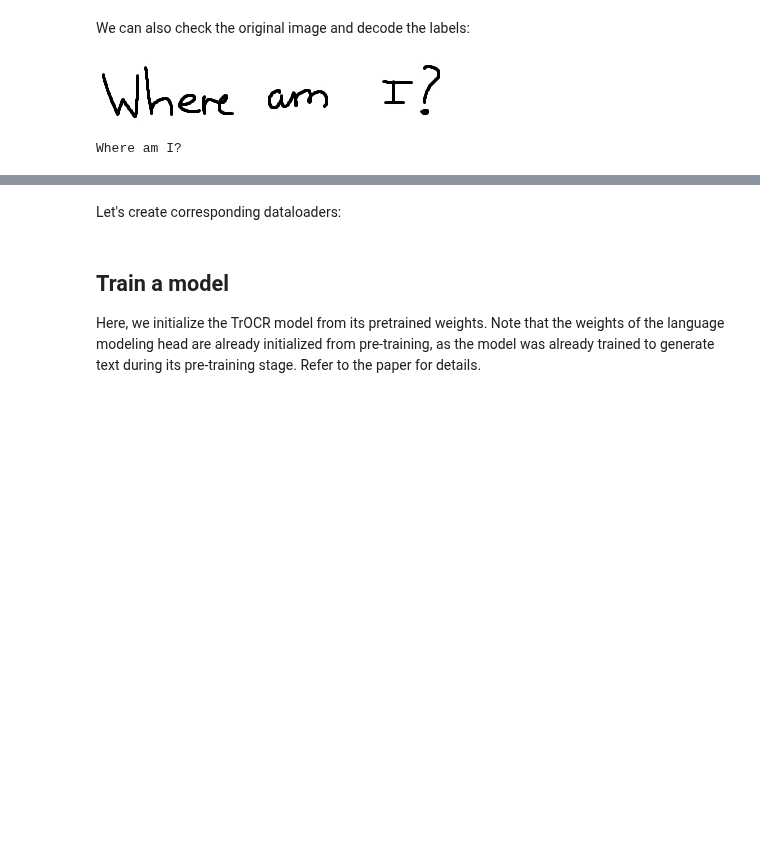
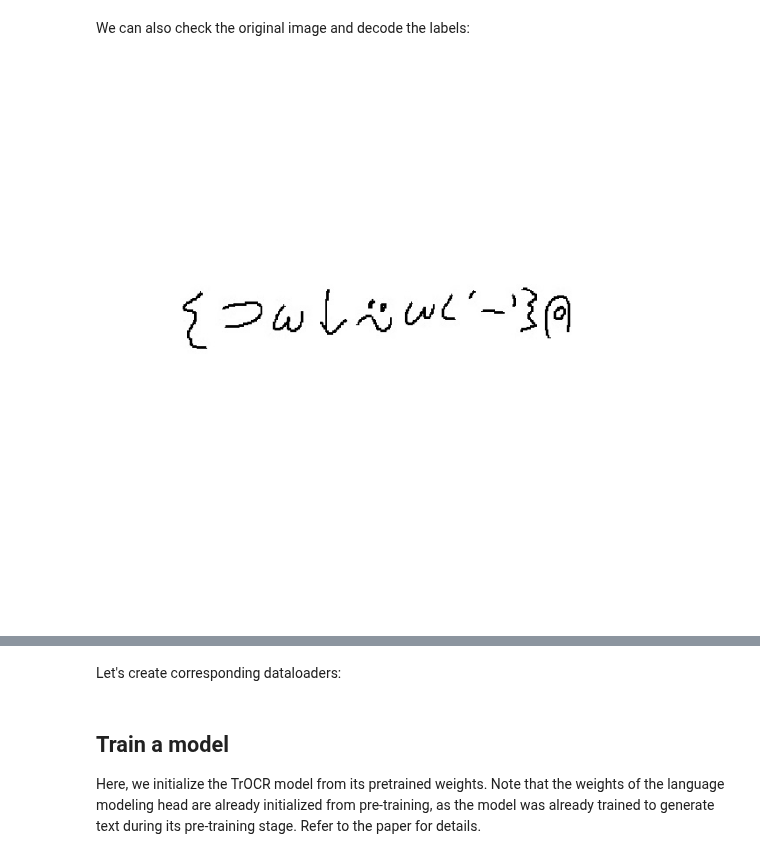
Before and after one commit to A-Team-Name/ocr-model-training, a Jupyter notebook: src/_examples/Fine_tune_TrOCR_on_IAM_Handwriting_Database_using_native_PyTorch.ipynb, the cells around one changed output, grey strips where cells are left out. Cells and saved outputs as stored; diff of their text form; code cells hidden in the pictures; blank space fills up the shorter version.

```diff
--- a/src/_examples/Fine_tune_TrOCR_on_IAM_Handwriting_Database_using_native_PyTorch.ipynb
+++ b/src/_examples/Fine_tune_TrOCR_on_IAM_Handwriting_Database_using_native_PyTorch.ipynb
@@ -69,7 +81,10 @@ We first download the data. Here, I'm just using the IAM test set, as this was r
 
 Let's make a [regular PyTorch dataset](https://pytorch.org/tutorials/beginner/basics/data_tutorial.html). We first create a Pandas dataframe with 2 columns. Each row consists of the file name of an image, and the corresponding text.
 # %%
-dataset_df: pd.DataFrame = pd.read_csv(gt_test_filepath)
+dataset_df: pd.DataFrame = pd.read_csv(
+    gt_test_filepath,
+    sep="§"
+)
 dataset_df.head()
 # %% [output]
 |  | FileName | Label |
@@ -119,6 +134,11 @@ class HandwrittenTextDataset(Dataset):
         label: torch.Tensor,
         inplace=True
     ) -> torch.Tensor:
+
+        if label.shape[-1] < self.max_target_length:
+            pad_amount = self.max_target_length - label.shape[-1]
+            # Pad on the right along the last dimension
+            label = F.pad(label, (0, pad_amount), value=self.pad_token_overwrite)
 
         out_label_tensor: torch.Tensor = label
 
@@ -210,8 +252,13 @@ print(test_filenames, test_label_strings)
 # %%
+tokeniser = AutoTokenizer.from_pretrained(
+    "./apl_tokeniser"
+)
 
 processor = TrOCRProcessor.from_pretrained(
-    MODEL_NAME
+    "microsoft/trocr-base-handwritten"
 )
+processor.tokenizer = tokeniser
+
 train_dataset = HandwrittenTextDataset(
     dataset_dirpath=dataset_dirpath,
     filenames=train_filenames,
@@ -254,13 +306,9 @@ tensor([    0, 13841,   524,    38,   116,     2,  -100,  -100,  -100,  -100,
 # %% [markdown]
 We can also check the original image and decode the labels:
 # %%
-image = Image.open(train_dataset.filepaths[0]).convert("RGB")
+image = Image.open(
+    train_dataset.filepaths[0]
+).convert("RGB")
 image
 # %% [output]
-[figure, old version]
+[figure, new version]
-# %%
-_restored_label: torch.Tensor = train_dataset.restore_label_padding(_label, inplace=False)
-label_str = processor.decode(_restored_label, skip_special_tokens=True)
-print(label_str)
-# %% [output]
-Where am I?
```
Also changed, not shown: parts of 20 cells of this notebook, 16 other files.
